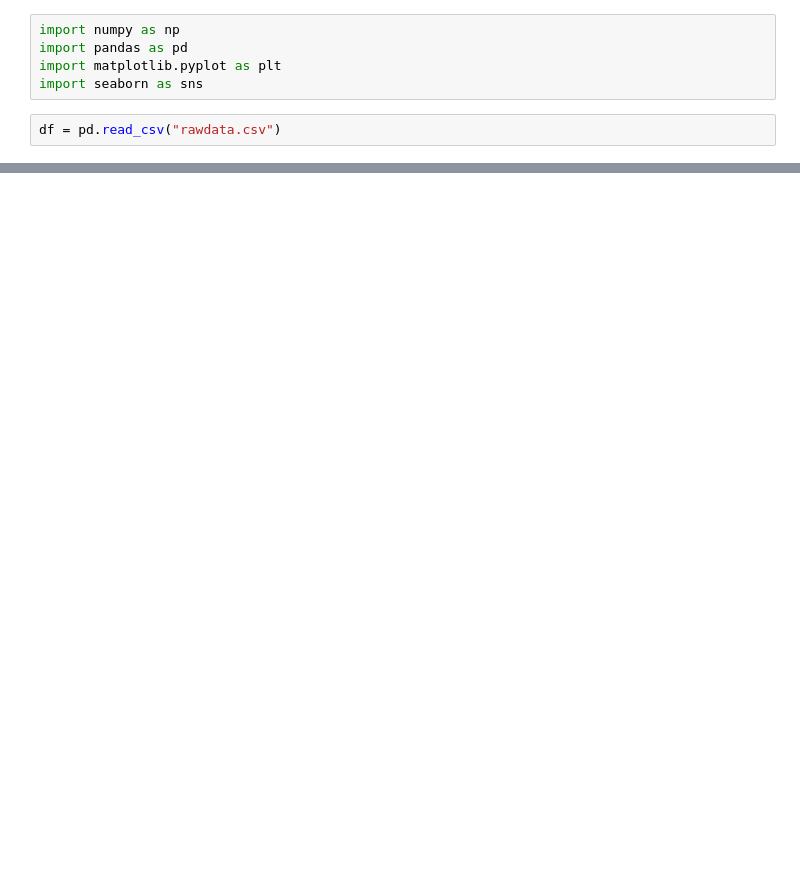
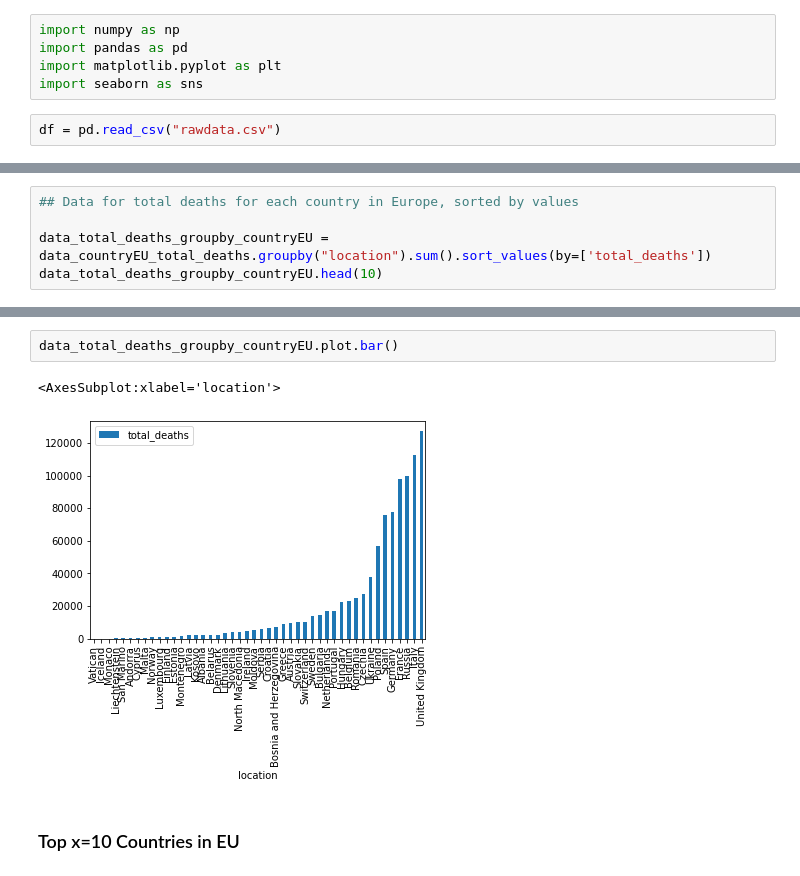
Before and after one commit to Blitzbert/Covid19, a Jupyter notebook: Correlation_total_deaths_smoking.ipynb, the cells around one changed output, grey strips where cells are left out. Drawn from its saved outputs; the diff is of its cells as text; blank space fills up the shorter version.

```diff
--- a/Correlation_total_deaths_smoking.ipynb
+++ b/Correlation_total_deaths_smoking.ipynb
@@ -143,0 +84,5 @@ data_by_country.head()
+# %%
+## Data for total deaths for each country in Europe, sorted by values
+
+data_total_deaths_groupby_countryEU = data_countryEU_total_deaths.groupby("location").sum().sort_values(by=['total_deaths'])
+data_total_deaths_groupby_countryEU.head(10)
@@ -143,0 +102,7 @@ data_by_country.head()
+# %%
+data_total_deaths_groupby_countryEU.plot.bar()
+# %% [output]
+<AxesSubplot:xlabel='location'>
+[figure, added]
+# %% [markdown]
+### Top x=10 Countries in EU
```
Also changed, not shown: parts of 57 cells of this notebook, 2 other files.
